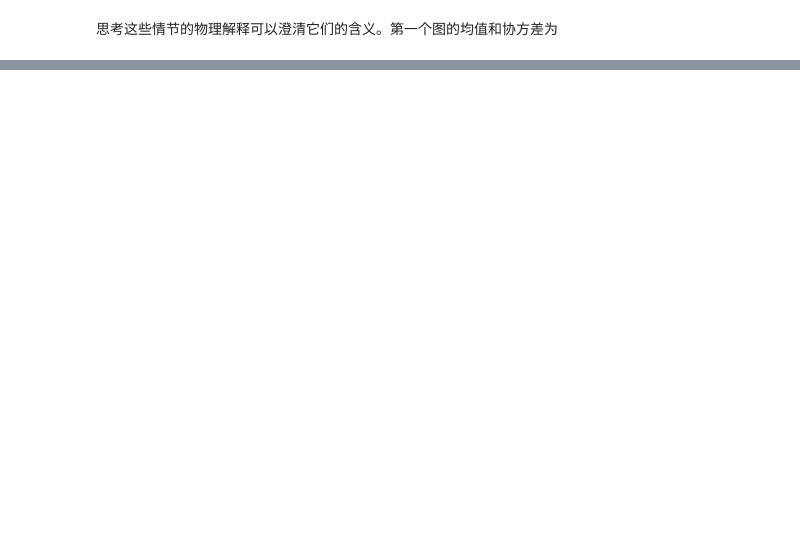
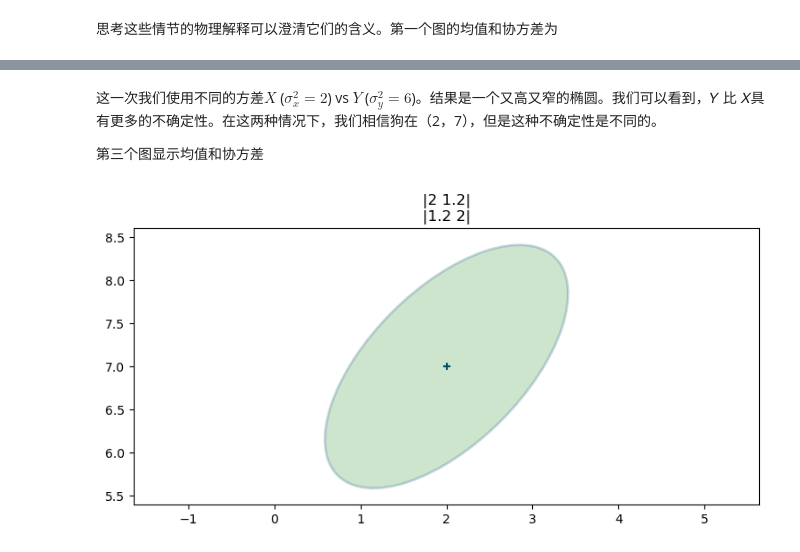
Before and after one commit to SunJianboGitHub/KalmanFilter, a Jupyter notebook: 05-多元高斯.ipynb, the cells around one changed output, grey strips where cells are left out. Cells and saved outputs as stored; diff of their text form; code cells hidden in the pictures; blank space fills up the shorter version.

```diff
--- a/05-多元高斯.ipynb
+++ b/05-多元高斯.ipynb
@@ -340,0 +361,11 @@ plot_cov_ellipse_colormap(cov=[[2, 1.2], [1.2, 1.3]])
+# %% [markdown]
+这一次我们使用不同的方差$X$ ($\sigma_x^2=2$) vs $Y$ ($\sigma^2_y=6$)。结果是一个又高又窄的椭圆。我们可以看到，𝑌 比 𝑋具有更多的不确定性。在这两种情况下，我们相信狗在（2，7），但是这种不确定性是不同的。
+
+第三个图显示均值和协方差
+# %%
+x = [2, 7]
+P = [[2, 1.2], [1.2, 2]]
+plot_covariance_ellipse(x, P, fc='g', alpha=0.2,
+                    title='|2 1.2|\n|1.2 2|')
+# %% [output]
+[figure, added]
```
Also changed, not shown: parts of 18 cells of this notebook.
